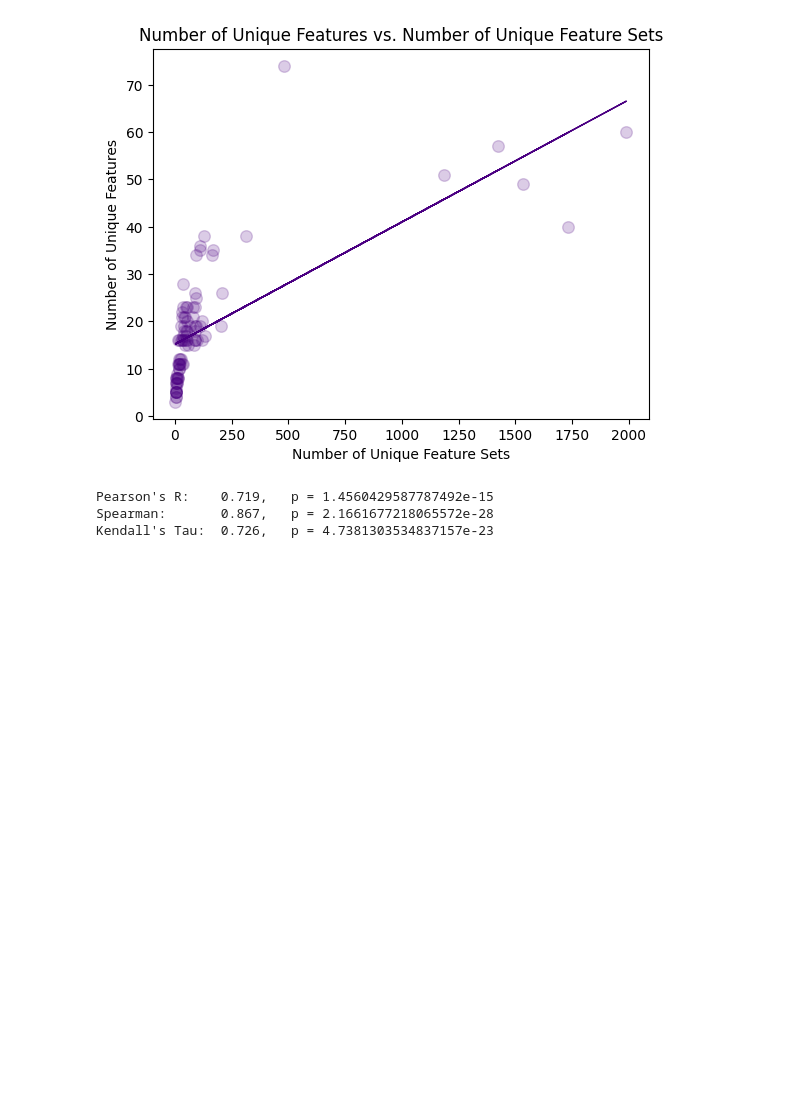
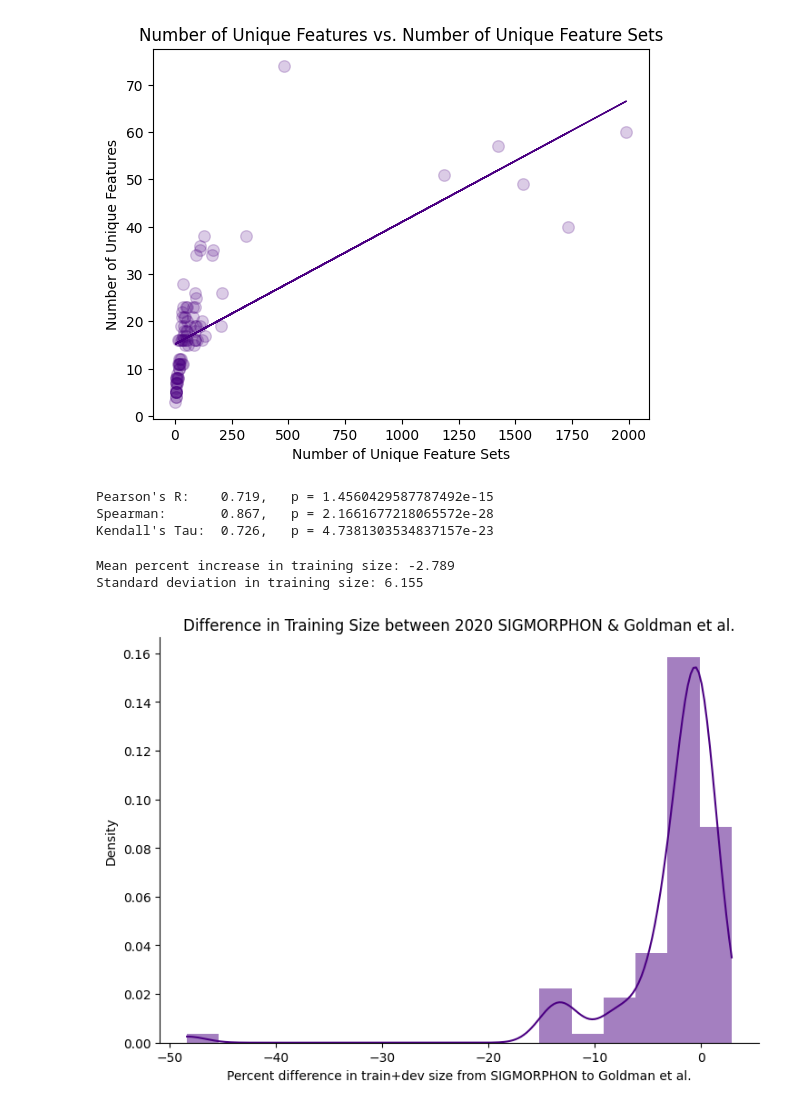
Before and after one commit to paynesa/qp2, a Jupyter notebook: code/exploration_plotting.ipynb, the cells around one changed output. Saved outputs shown, nothing was run; the diff lists cells and outputs as text; code cells hidden in the pictures; blank space fills up the shorter version.

```diff
--- a/code/exploration_plotting.ipynb
+++ b/code/exploration_plotting.ipynb
@@ -391,3 +393,51 @@ plot_stats(feature_sets, features, "Number of Unique Feature Sets", "Number of U
 Pearson's R:    0.719,   p = 1.4560429587787492e-15
 Spearman:       0.867,   p = 2.1661677218065572e-28
 Kendall's Tau:  0.726,   p = 4.7381303534837157e-23
+# %%
+PATH_TO_GOLDMAN_DATA = "LemmaSplitting/LemmaSplitData"
+goldman_dict = {}
+
+PATH_TO_SIGMORPHON = "SIGMORPHON2020/train"
+sigmorphon_dict = {}
+
+for f in [f for f in os.listdir(PATH_TO_GOLDMAN_DATA) if "." not in f]:
+    for lang in set([l.strip().split(".")[0] for l in os.listdir(f"{PATH_TO_GOLDMAN_DATA}/{f}")]):
+        train, dev, _ = parse_files(f"{PATH_TO_GOLDMAN_DATA}/{f}/{lang}")
+        goldman_dict[lang] = len(train) + len(dev)
+
+
+for f in [f for f in os.listdir(PATH_TO_SIGMORPHON) if "." not in f]:
+     for lang in set([l.strip().split(".")[0] for l in os.listdir(f"{PATH_TO_SIGMORPHON}/{f}")]):
+        train, dev, _ = parse_files(f"{PATH_TO_SIGMORPHON}/{f}/{lang}")
+        sigmorphon_dict[lang] = len(train) + len(dev)
+
+differences = []
+
+for lang in goldman_dict:
+    g = goldman_dict[lang]
+    s = sigmorphon_dict[lang]
+    percent_diff = 100 * (g - s) / s
+    differences.append(percent_diff)
+
+differences = np.asarray(differences)
+print(f"Mean percent increase in training size: {np.mean(differences) :.3f}")
+print(f"Standard deviation in training size: {np.std(differences) :.3f}")
+
+sns.displot(differences,
+            color="indigo",
+            linewidth=0,
+            alpha=0.5,
+            kde=True,
+            binwidth = 3,
+            kde_kws = {"bw_adjust": 0.7},
+            stat="density",
+            aspect=1.5,
+           )
+
+plt.xlabel("Percent difference in train+dev size from SIGMORPHON to Goldman et al.")
+plt.title("Difference in Training Size between 2020 SIGMORPHON & Goldman et al.")
+plt.savefig("../writeup/figs/training_difference.png", dpi=500, bbox_inches='tight')
+# %% [output]
+Mean percent increase in training size: -2.789
+Standard deviation in training size: 6.155
+[figure, added]
```
Also changed, not shown: parts of 2 cells of this notebook, 5 other files.
